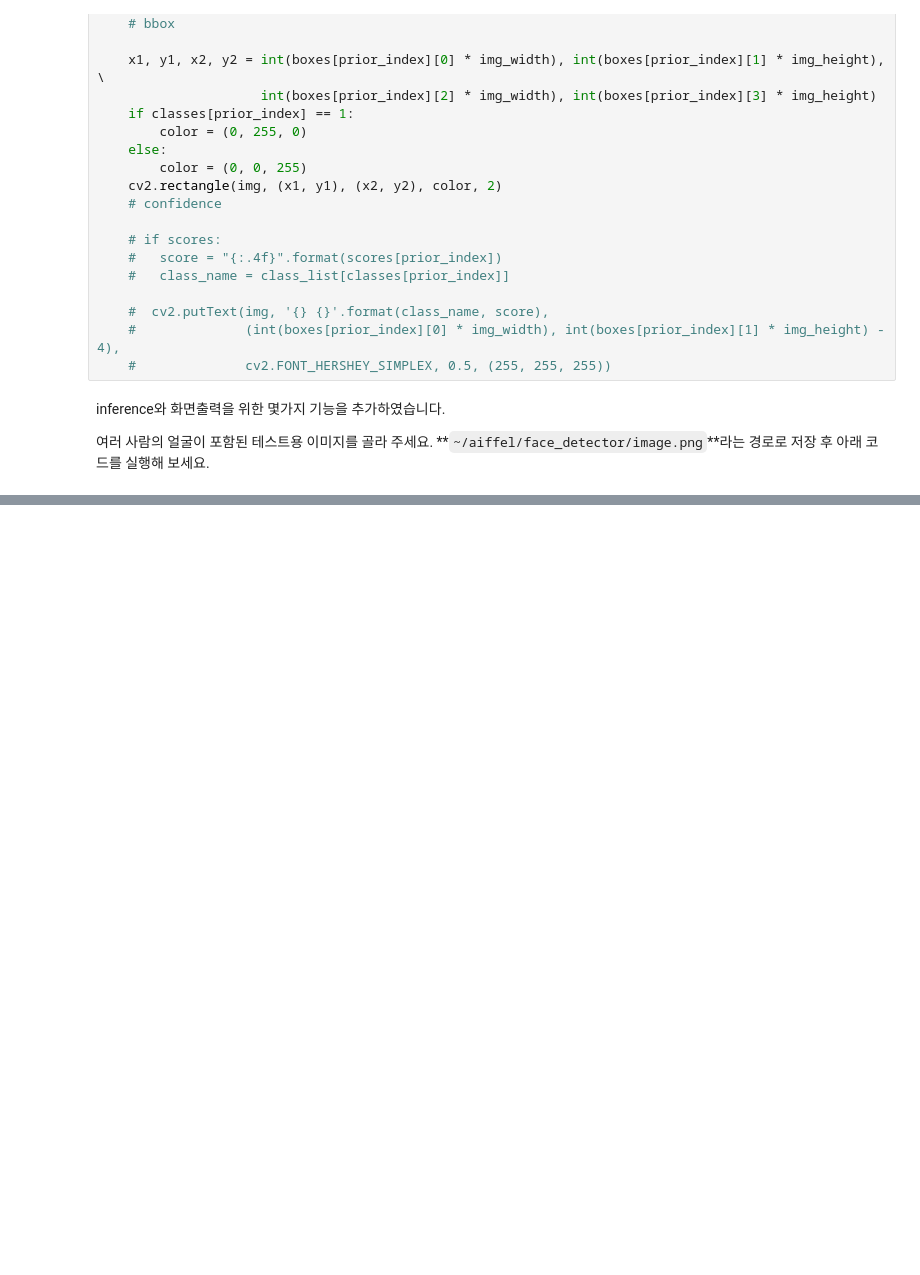
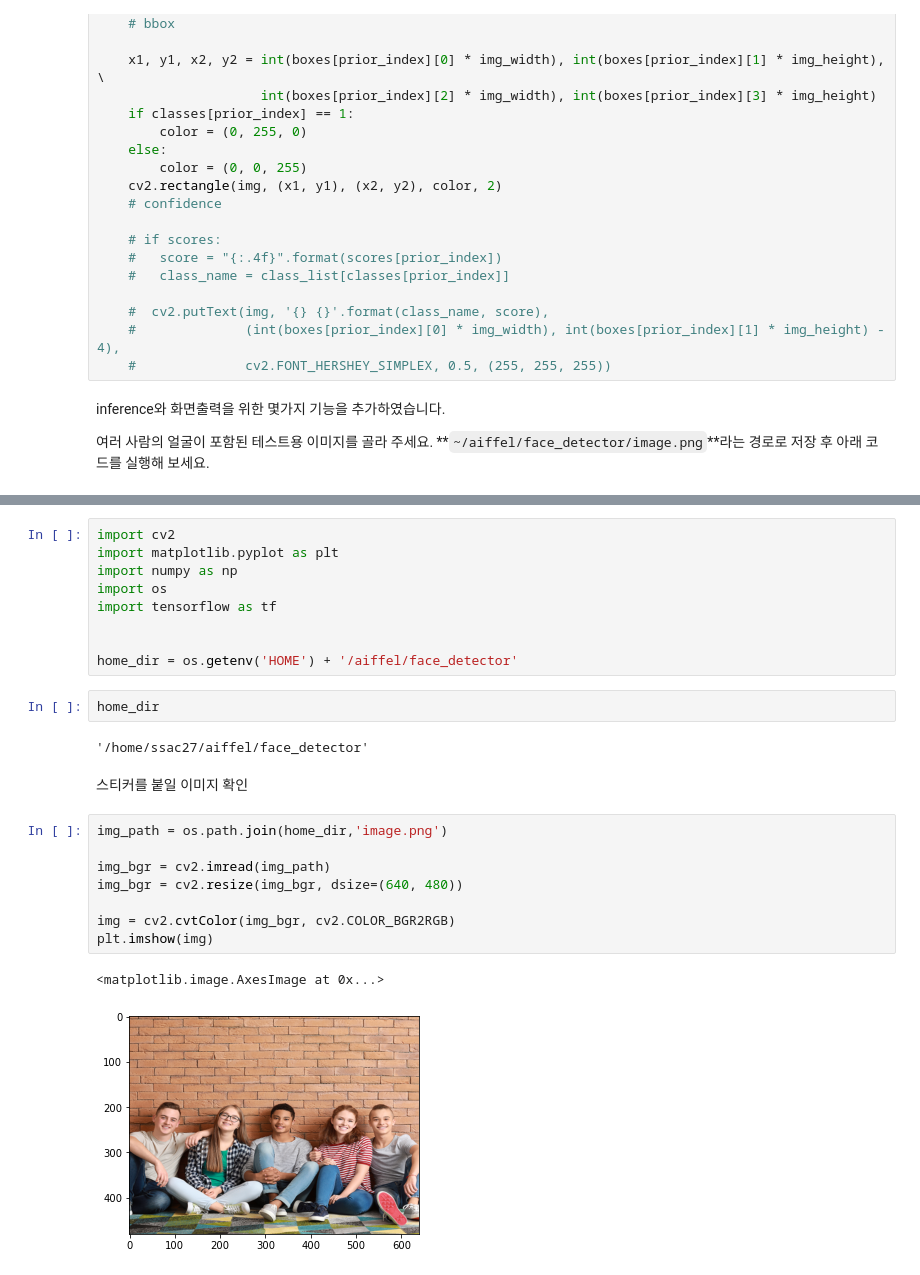
Before and after one commit to Yongho-Song-dev/face_detector-dlib, a Jupyter notebook: face-detector.ipynb, the cells around one changed output, grey strips where cells are left out. Saved outputs shown, nothing was run; the diff lists cells and outputs as text; blank space fills up the shorter version.

```diff
--- a/face-detector.ipynb
+++ b/face-detector.ipynb
@@ -291,0 +331,26 @@ WARNING:tensorflow:6 out of the last 6 calls to <function Model.make_predict_fun
+# %%
+import cv2
+import matplotlib.pyplot as plt
+import numpy as np
+import os
+import tensorflow as tf
+
+
+home_dir = os.getenv('HOME') + '/aiffel/face_detector'
+# %%
+home_dir
+# %% [output]
+'/home/ssac27/aiffel/face_detector'
+# %% [markdown]
+스티커를 붙일 이미지 확인
+# %%
+img_path = os.path.join(home_dir,'image.png')
+
+img_bgr = cv2.imread(img_path)
+img_bgr = cv2.resize(img_bgr, dsize=(640, 480))
+
+img = cv2.cvtColor(img_bgr, cv2.COLOR_BGR2RGB)
+plt.imshow(img)
+# %% [output]
+<matplotlib.image.AxesImage at 0x...>
+[figure, added]
```
Also changed, not shown: parts of 30 cells of this notebook, 8 other files.
